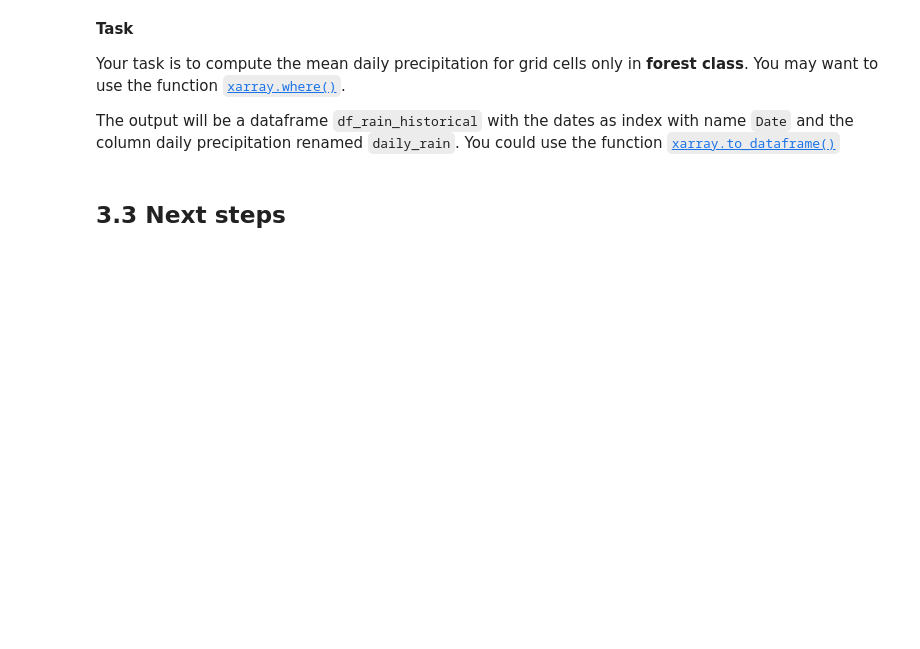
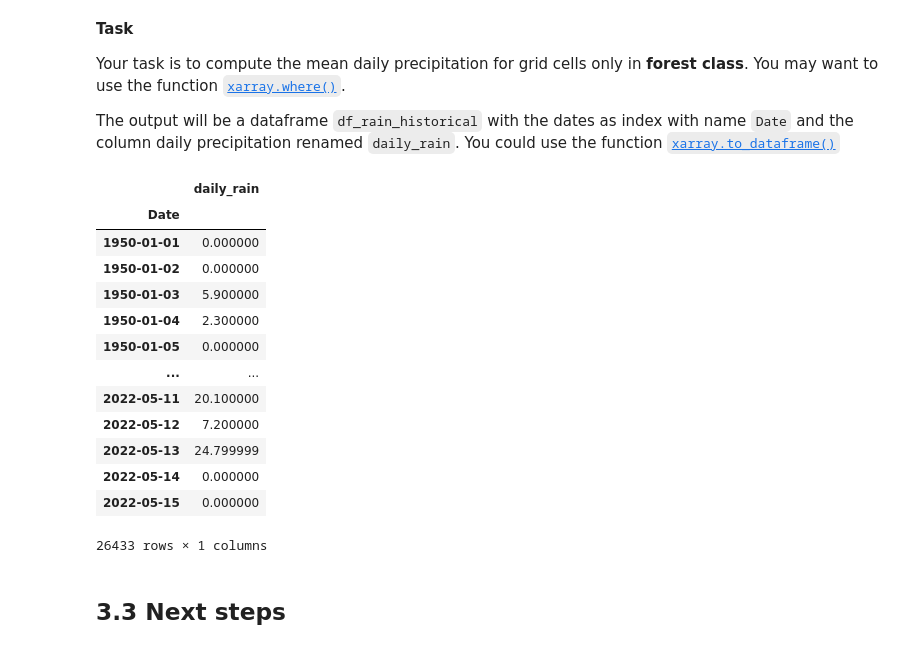
Before and after one commit to Papushkado/Wildfire-Raster, a Jupyter notebook: 02-rescale_rasters_and_pricing.ipynb, the cells around one changed output. Saved outputs shown, nothing was run; the diff lists cells and outputs as text; code cells hidden in the pictures; blank space fills up the shorter version.

```diff
--- a/02-rescale_rasters_and_pricing.ipynb
+++ b/02-rescale_rasters_and_pricing.ipynb
@@ -141,3 +156,41 @@ The output will be a dataframe `df_rain_historical` with the dates as index with
+# %%
+# NOTE: fill me!
+
+
+# On applique le mask pour récupérer les longitudes / latitudes de la forêt
+forest_mask = (vegetation_downscaled_xr['vegetation'] == 110)
+
+# On récupère la précipitation à ces endroits
+precip_data = precipitation_downscaled_xr['precipitation']
+precip_masked = precip_data.where(forest_mask)
+
+# On moyenne spatiale quotidienne sur pixels forêt
+mean_daily_precip = precip_masked.mean(dim=['latitude', 'longitude'], skipna=True)
+mean_daily_precip.name = 'daily_rain'
+
+# Mise en forme
+df_rain_historical = mean_daily_precip.to_dataframe()
+if "spatial_ref" in df_rain_historical.columns:
+    df_rain_historical = df_rain_historical.drop(columns="spatial_ref")
+df_rain_historical.index.name = "Date"
+
+
+df_rain_historical
+# %% [output]
+|  | daily_rain |
+| Date |  |
+| 1950-01-01 | 0.000000 |
+| 1950-01-02 | 0.000000 |
+| 1950-01-03 | 5.900000 |
+| 1950-01-04 | 2.300000 |
+| 1950-01-05 | 0.000000 |
+| ... | ... |
+| 2022-05-11 | 20.100000 |
+| 2022-05-12 | 7.200000 |
+| 2022-05-13 | 24.799999 |
+| 2022-05-14 | 0.000000 |
+| 2022-05-15 | 0.000000 |
+26433 rows × 1 columns
 # %%
 assert df_rain_historical.index.name == "Date"
 # %% [markdown]
```
Also changed, not shown: parts of 15 cells of this notebook.
